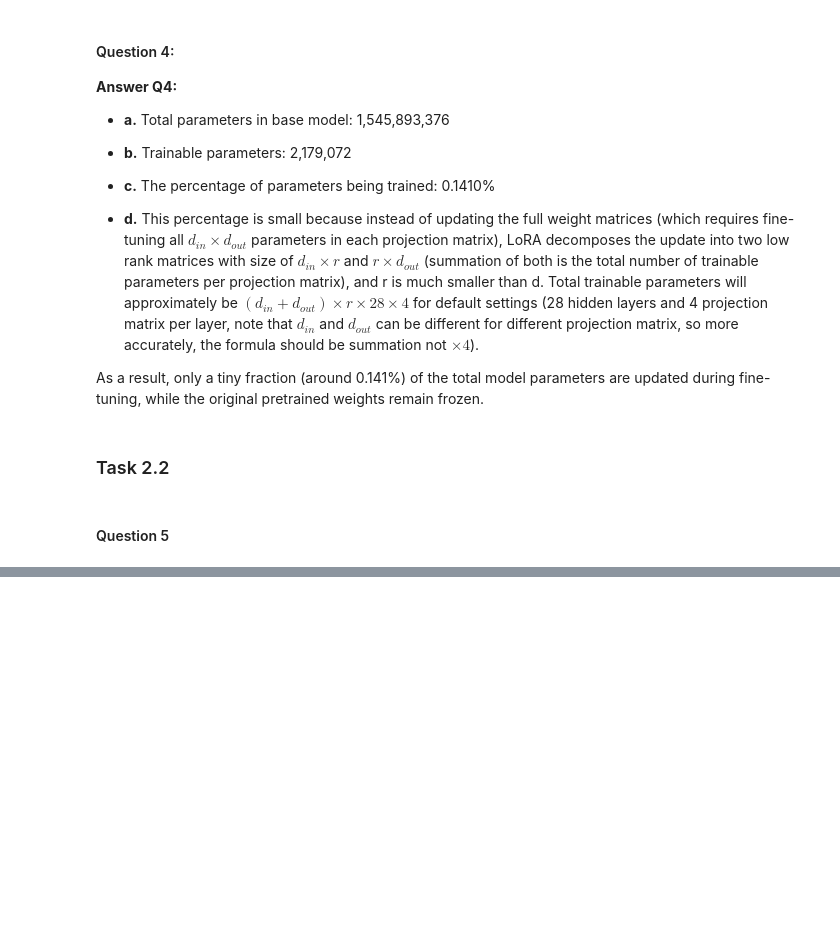
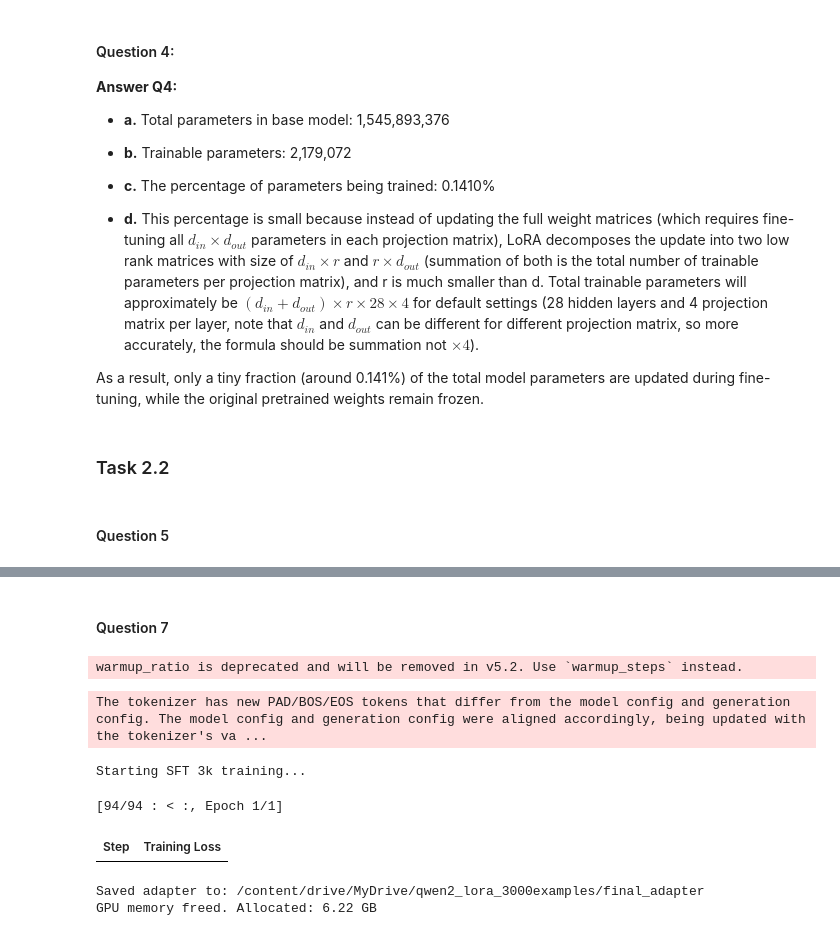
Before and after one commit to Parixxx21/ECE219-Project3, a Jupyter notebook: P3_Part1.ipynb, the cells around one changed output, grey strips where cells are left out. Saved outputs shown, nothing was run; the diff lists cells and outputs as text; code cells hidden in the pictures; blank space fills up the shorter version.

```diff
--- a/P3_Part1.ipynb
+++ b/P3_Part1.ipynb
@@ -522,0 +632,73 @@ SFT 1k accuracy (100 GSM8K test): 40.00%
+# %% [markdown]
+#### Question 7
+# %%
+num_train = 3000
+OUT_DIR = f"/content/drive/MyDrive/qwen2_lora_{num_train}examples"
+
+tokenizer = AutoTokenizer.from_pretrained(MODEL_NAME)
+tokenizer.padding_side = "right"
+if tokenizer.pad_token is None:
+    tokenizer.pad_token = tokenizer.eos_token
+
+lora_config = LoraConfig(
+    task_type=TaskType.CAUSAL_LM,
+    r=8,                 # LoRA rank
+    lora_alpha=16,       # LoRA alpha
+    lora_dropout=0.05,   # LoRA dropout
+    target_modules=["q_proj", "k_proj", "v_proj", "o_proj"],
+    bias="none",
+)
+
+model = AutoModelForCausalLM.from_pretrained(
+    MODEL_NAME,
+    torch_dtype=torch.bfloat16,
+    device_map="auto",
+    attn_implementation="eager",
+)
+
+model = get_peft_model(model, lora_config)
+
+train_3k = train_ds.select(range(3000))
+train_3k = train_3k.map(format_train_example)
+
+training_args = SFTConfig(
+    output_dir=OUT_DIR,
+    num_train_epochs=1,
+    per_device_train_batch_size=4,
+    gradient_accumulation_steps=8,
+    learning_rate=2e-4,
+    lr_scheduler_type="cosine",
+    warmup_ratio=0.05,
+    bf16=True,
+    logging_steps=10,
+    save_strategy="epoch",
+    save_total_limit=2,
+    report_to="none",
+    max_length=1024,
+    completion_only_loss=True,
+)
+
+trainer = SFTTrainer(
+    model=model,
+    args=training_args,
+    train_dataset=train_3k,
+    processing_class=tokenizer,
+)
+
+print("\nStarting SFT 3k training...\n")
+trainer.train(resume_from_checkpoint=True)
+
+adapter_dir_3k = os.path.join(OUT_DIR, "final_adapter")
+model.save_pretrained(adapter_dir_3k)
+tokenizer.save_pretrained(adapter_dir_3k)
+print("Saved adapter to:", adapter_dir_3k)
+
+cleanup(model, tokenizer, trainer)
+# %% [output]
+warmup_ratio is deprecated and will be removed in v5.2. Use `warmup_steps` instead.
+The tokenizer has new PAD/BOS/EOS tokens that differ from the model config and generation config. The model config and generation config were aligned accordingly, being updated with the tokenizer's va ...
+Starting SFT 3k training...
+[94/94 : < :, Epoch 1/1]
+| Step | Training Loss |
+Saved adapter to: /content/drive/MyDrive/qwen2_lora_3000examples/final_adapter
+GPU memory freed. Allocated: 6.22 GB
```
Also changed, not shown: parts of 38 cells of this notebook.
